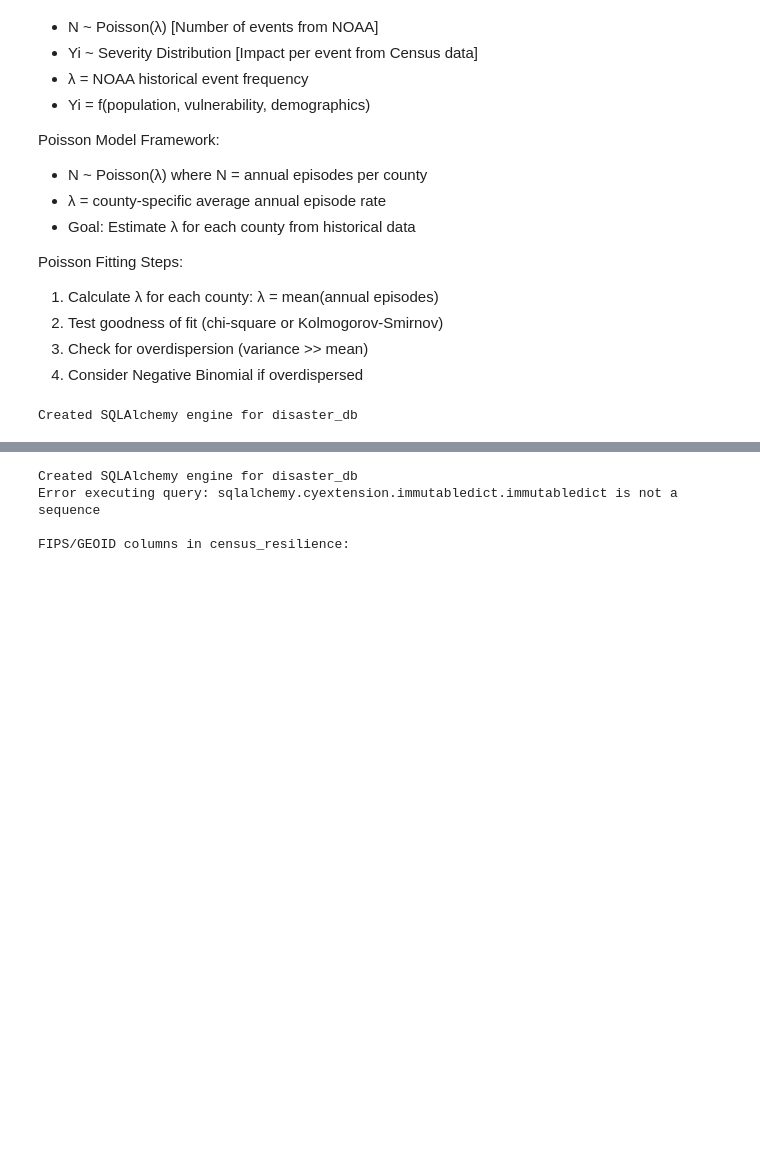
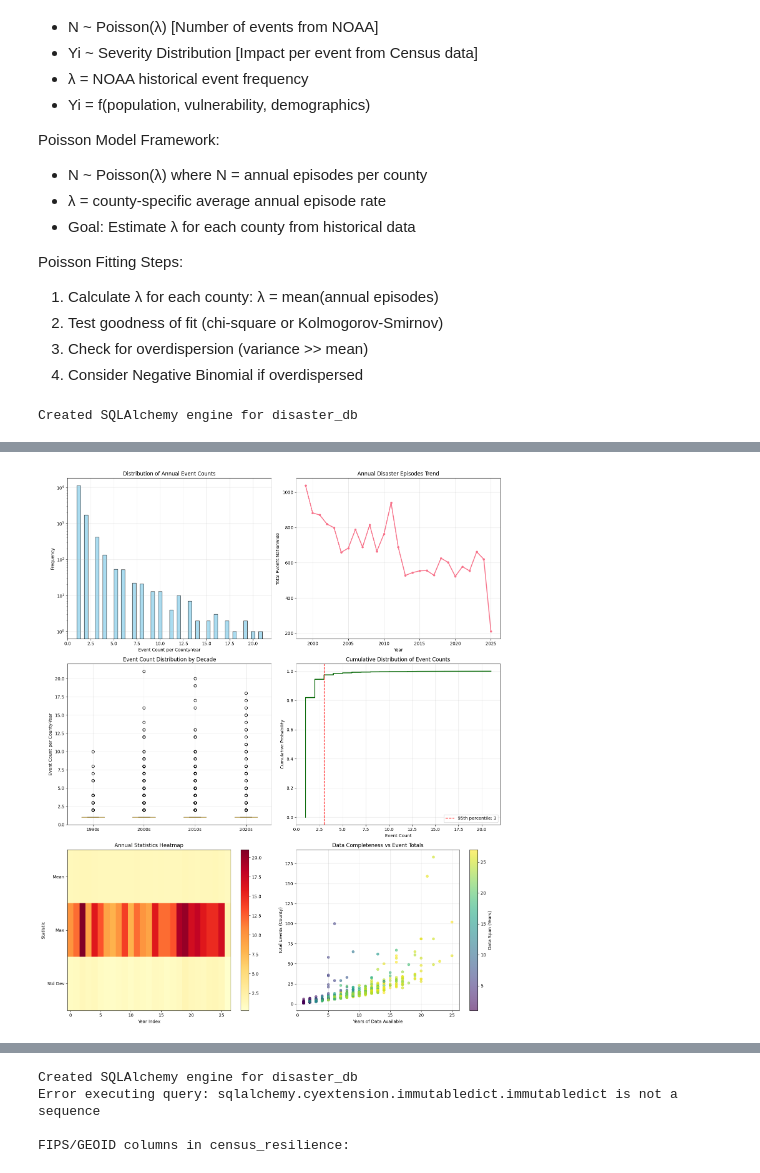
Before and after one commit to abdbtech/capstone, a Jupyter notebook: database_stats_breadboard.ipynb, the cells around one changed output, grey strips where cells are left out. Saved outputs shown, nothing was run; the diff lists cells and outputs as text; code cells hidden in the pictures; blank space fills up the shorter version.

Commit message:
Routine commit, added function to drop tables in db_tools.py, and fixed some notebook cells in database_stats_breadboard.ipynb

```diff
--- a/database_stats_breadboard.ipynb
+++ b/database_stats_breadboard.ipynb
@@ -169,6 +75,6 @@ Poisson Fitting Steps:
 4. Consider Negative Binomial if overdispersed
 # %%
 # Load the NOAA data into a DataFrame for analysis
-df_noaa = dbt.query("SELECT * FROM \"NOAA_STORM_EVENTS\" ORDER BY county_fips, year")
+df_noaa = dbt.query("SELECT * FROM \"NOAA_STORM_EPISODES\" ORDER BY county_fips, year")
 # %% [output]
 Created SQLAlchemy engine for disaster_db
@@ -174,0 +236,81 @@ Created SQLAlchemy engine for disaster_db
+# %%
+
+
+# Set style for better looking plots
+plt.style.use('default')
+sns.set_palette("husl")
+
+# Create a comprehensive multi-panel visualization
+fig, axes = plt.subplots(3, 2, figsize=(15, 18))
+
+# 1. Event count distribution (histogram with log scale)
+axes[0,0].hist(df_noaa['event_count'], bins=50, alpha=0.7, edgecolor='black', color='skyblue')
+axes[0,0].set_xlabel('Event Count per County-Year')
+axes[0,0].set_ylabel('Frequency')
+axes[0,0].set_title('Distribution of Annual Event Counts')
+axes[0,0].set_yscale('log')
+axes[0,0].grid(alpha=0.3)
+
+# 2. Time series of total events per year
+yearly_totals = df_noaa.groupby('year')['event_count'].sum()
+axes[0,1].plot(yearly_totals.index, yearly_totals.values, marker='o', linewidth=2, markersize=4)
+axes[0,1].set_xlabel('Year')
+axes[0,1].set_ylabel('Total Events Nationwide')
+axes[0,1].set_title('Annual Disaster Episodes Trend')
+axes[0,1].grid(alpha=0.3)
+
+# 3. Box plot of event counts by decade
+df_noaa['decade'] = (df_noaa['year'] // 10) * 10
+decade_data = [df_noaa[df_noaa['decade'] == d]['event_count'] for d in sorted(df_noaa['decade'].unique())]
+decade_labels = [f"{int(d)}s" for d in sorted(df_noaa['decade'].unique())]
+bp1 = axes[1,0].boxplot(decade_data, labels=decade_labels, patch_artist=True)
+axes[1,0].set_ylabel('Event Count per County-Year')
+axes[1,0].set_title('Event Count Distribution by Decade')
+axes[1,0].grid(alpha=0.3)
+for patch in bp1['boxes']:
+    patch.set_facecolor('lightcoral')
+
+# 4. Cumulative distribution of event counts
+sorted_counts = np.sort(df_noaa['event_count'])
+cumulative_prob = np.arange(1, len(sorted_counts) + 1) / len(sorted_counts)
+axes[1,1].plot(sorted_counts, cumulative_prob, linewidth=2, color='darkgreen')
+axes[1,1].set_xlabel('Event Count')
+axes[1,1].set_ylabel('Cumulative Probability')
+axes[1,1].set_title('Cumulative Distribution of Event Counts')
+axes[1,1].grid(alpha=0.3)
+axes[1,1].axvline(x=sorted_counts[int(0.95*len(sorted_counts))], color='red', linestyle='--',
+                  label=f'95th percentile: {sorted_counts[int(0.95*len(sorted_counts))]:.0f}')
+axes[1,1].legend()
+
+# 5. Heatmap of events by year and month (if we have month data)
+# For now, let's show events by year and quartile of the year based on data availability
+yearly_stats = df_noaa.groupby('year')['event_count'].agg(['mean', 'max', 'std']).fillna(0)
+im = axes[2,0].imshow([yearly_stats['mean'].values, yearly_stats['max'].values, yearly_stats['std'].values],
+                      aspect='auto', cmap='YlOrRd')
+axes[2,0].set_xlabel('Year Index')
+axes[2,0].set_ylabel('Statistic')
+axes[2,0].set_title('Annual Statistics Heatmap')
+axes[2,0].set_yticks([0, 1, 2])
+axes[2,0].set_yticklabels(['Mean', 'Max', 'Std Dev'])
+plt.colorbar(im, ax=axes[2,0])
+
+# 6. Scatter plot: Total events vs years of data for each county
+county_summary = df_noaa.groupby('county_fips').agg({
+    'event_count': ['sum', 'count'],
+    'year': ['min', 'max']
+})
+county_summary.columns = ['total_events', 'years_observed', 'first_year', 'last_year']
+county_summary['data_span'] = county_summary['last_year'] - county_summary['first_year'] + 1
+
+scatter = axes[2,1].scatter(county_summary['years_observed'], county_summary['total_events'],
+                           alpha=0.6, s=30, c=county_summary['data_span'], cmap='viridis')
+axes[2,1].set_xlabel('Years of Data Available')
+axes[2,1].set_ylabel('Total Events (County)')
+axes[2,1].set_title('Data Completeness vs Event Totals')
+axes[2,1].grid(alpha=0.3)
+plt.colorbar(scatter, ax=axes[2,1], label='Data Span (Years)')
+
+plt.tight_layout()
+plt.show()
+# %% [output]
+[figure, added]
```
Also changed, not shown: parts of 26 cells of this notebook, 2 other files.
